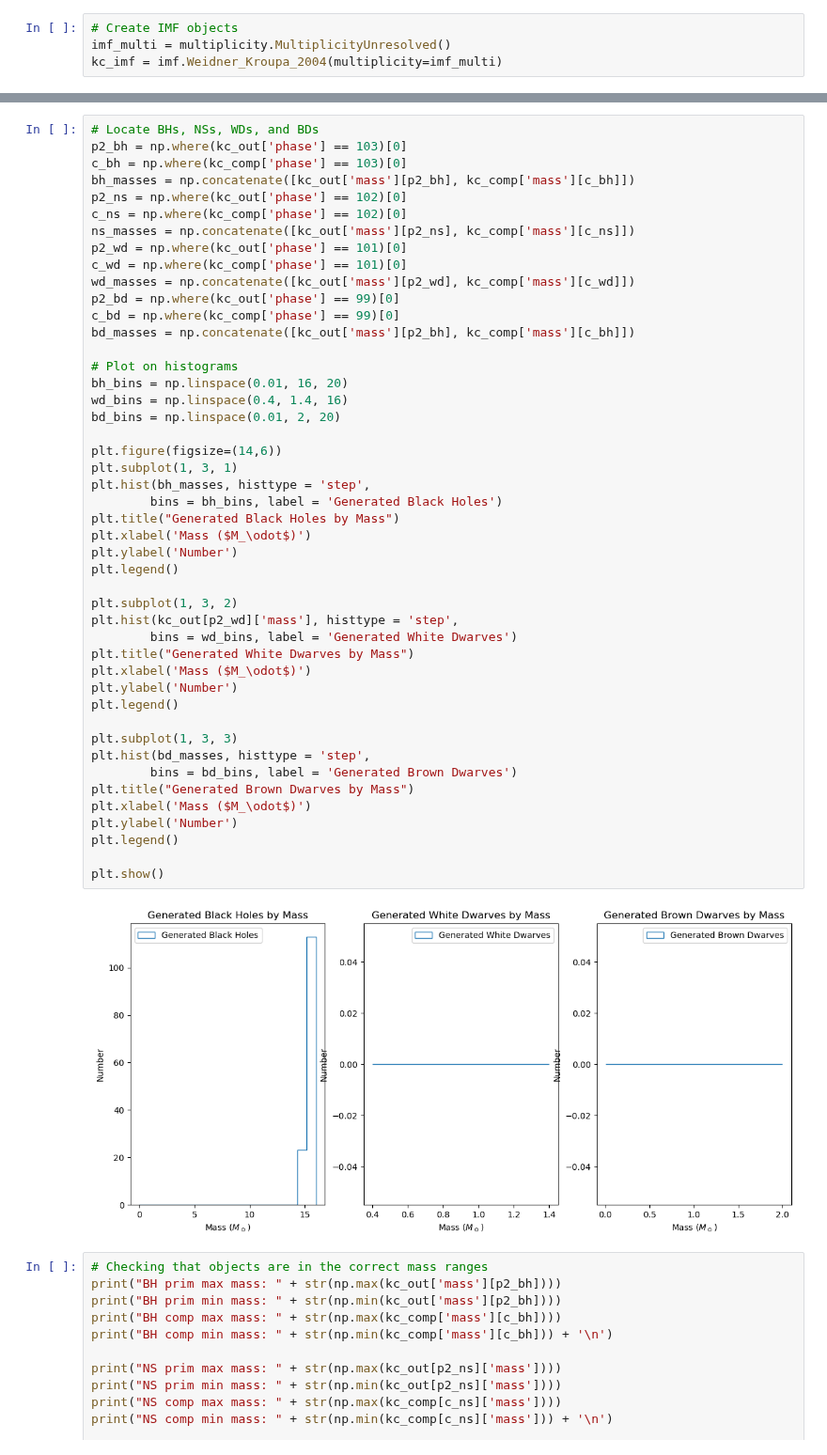
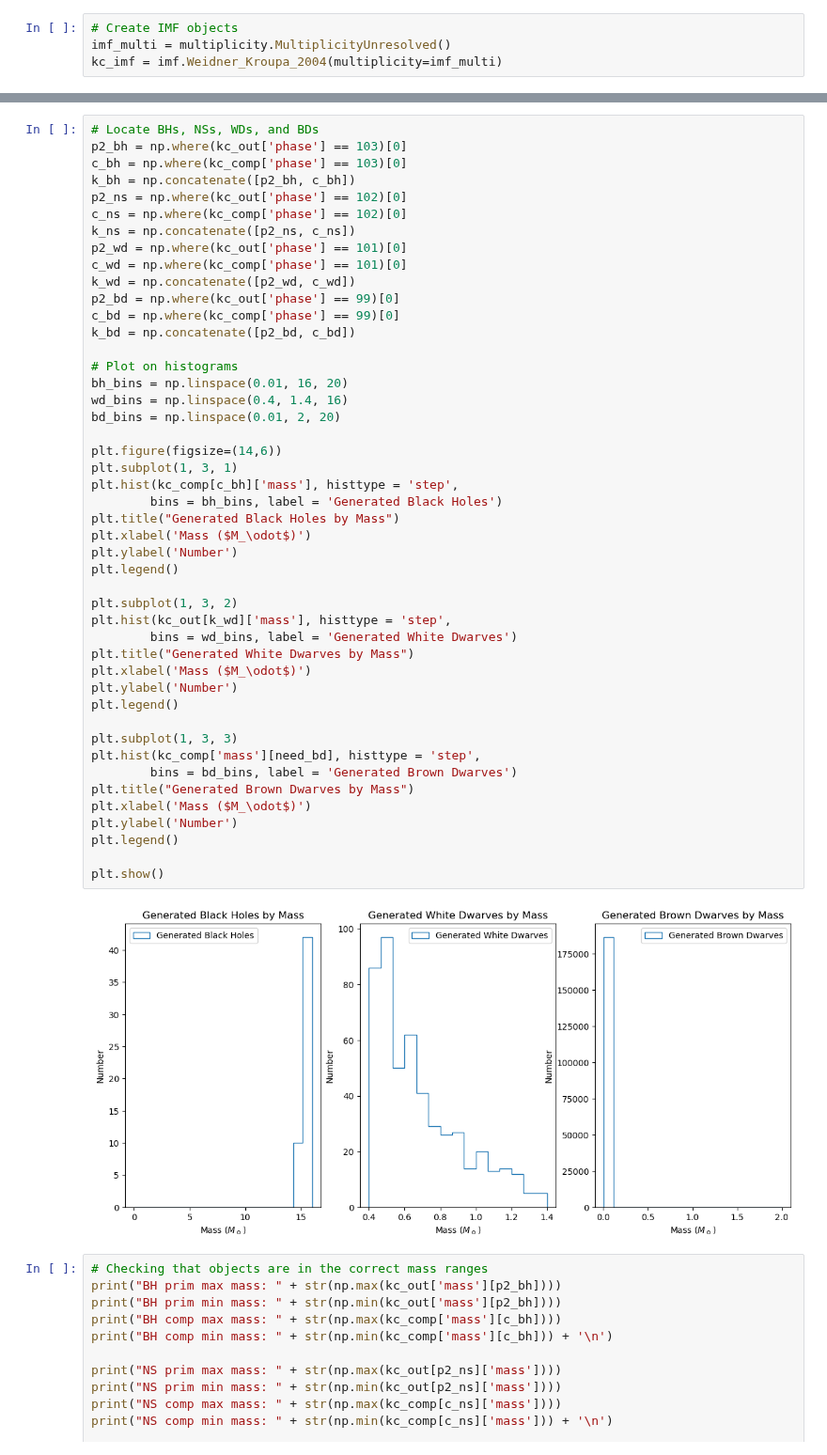
Before and after one commit to astropy/SPISEA, a Jupyter notebook: changes/Compact_Multiplicity.ipynb, the cells around one changed output, grey strips where cells are left out. Shown at 94% size. Cells and saved outputs as stored; diff of their text form.

```diff
--- a/changes/Compact_Multiplicity.ipynb
+++ b/changes/Compact_Multiplicity.ipynb
@@ -609,50 +633,50 @@ phase
 # Locate BHs, NSs, WDs, and BDs
 p2_bh = np.where(kc_out['phase'] == 103)[0]
 c_bh = np.where(kc_comp['phase'] == 103)[0]
-bh_masses = np.concatenate([kc_out['mass'][p2_bh], kc_comp['mass'][c_bh]])
+k_bh = np.concatenate([p2_bh, c_bh])
 p2_ns = np.where(kc_out['phase'] == 102)[0]
 c_ns = np.where(kc_comp['phase'] == 102)[0]
-ns_masses = np.concatenate([kc_out['mass'][p2_ns], kc_comp['mass'][c_ns]])
+k_ns = np.concatenate([p2_ns, c_ns])
 p2_wd = np.where(kc_out['phase'] == 101)[0]
 c_wd = np.where(kc_comp['phase'] == 101)[0]
-wd_masses = np.concatenate([kc_out['mass'][p2_wd], kc_comp['mass'][c_wd]])
+k_wd = np.concatenate([p2_wd, c_wd])
 p2_bd = np.where(kc_out['phase'] == 99)[0]
 c_bd = np.where(kc_comp['phase'] == 99)[0]
-bd_masses = np.concatenate([kc_out['mass'][p2_bh], kc_comp['mass'][c_bh]])
+k_bd = np.concatenate([p2_bd, c_bd])
 
 # Plot on histograms
 bh_bins = np.linspace(0.01, 16, 20)
 wd_bins = np.linspace(0.4, 1.4, 16)
 bd_bins = np.linspace(0.01, 2, 20)
 
 plt.figure(figsize=(14,6))
 plt.subplot(1, 3, 1)
-plt.hist(bh_masses, histtype = 'step',
+plt.hist(kc_comp[c_bh]['mass'], histtype = 'step',
         bins = bh_bins, label = 'Generated Black Holes')
 plt.title("Generated Black Holes by Mass")
 plt.xlabel('Mass ($M_\odot$)')
 plt.ylabel('Number')
 plt.legend()
 
 plt.subplot(1, 3, 2)
-plt.hist(kc_out[p2_wd]['mass'], histtype = 'step',
+plt.hist(kc_out[k_wd]['mass'], histtype = 'step',
         bins = wd_bins, label = 'Generated White Dwarves')
 plt.title("Generated White Dwarves by Mass")
 plt.xlabel('Mass ($M_\odot$)')
 plt.ylabel('Number')
 plt.legend()
 
 plt.subplot(1, 3, 3)
-plt.hist(bd_masses, histtype = 'step',
+plt.hist(kc_comp['mass'][need_bd], histtype = 'step',
         bins = bd_bins, label = 'Generated Brown Dwarves')
 plt.title("Generated Brown Dwarves by Mass")
 plt.xlabel('Mass ($M_\odot$)')
 plt.ylabel('Number')
 plt.legend()
 
 plt.show()
 # %% [output]
-[figure, old version]
+[figure, new version]
 # %%
 # Checking that objects are in the correct mass ranges
 print("BH prim max mass: " + str(np.max(kc_out['mass'][p2_bh])))
```
Also changed, not shown: parts of 8 cells of this notebook, 2 other files.
